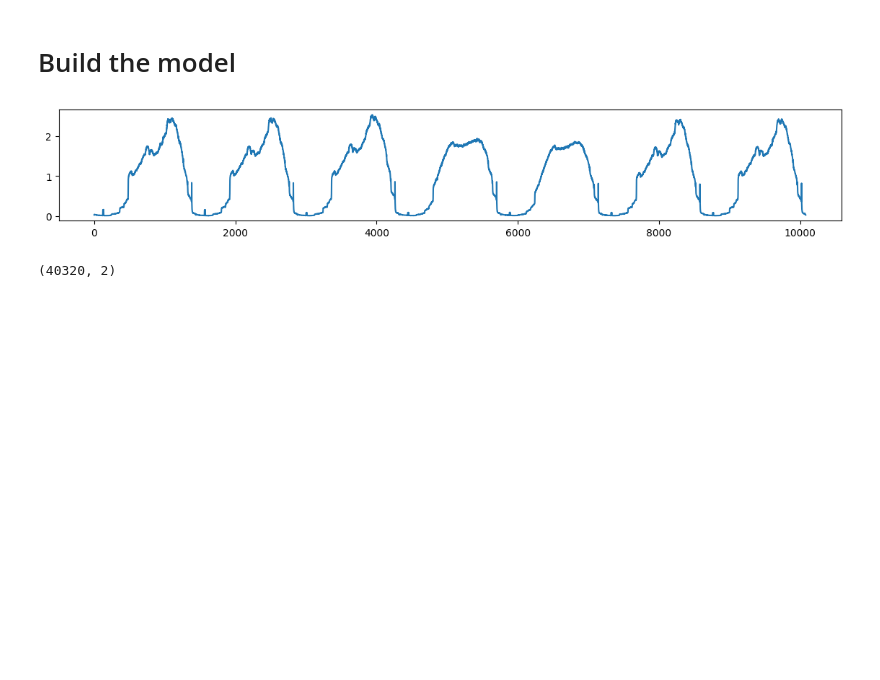
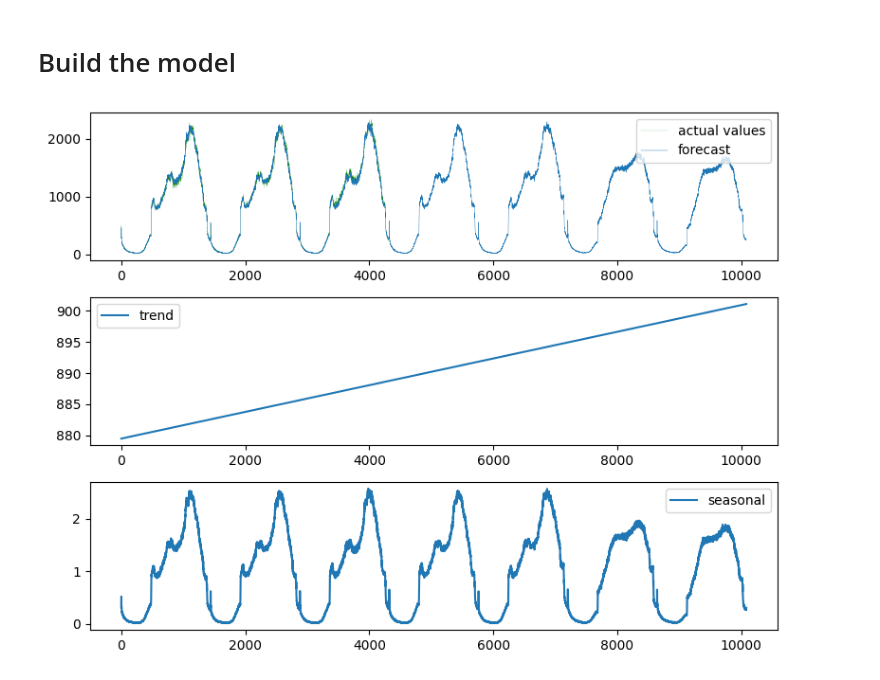
Before and after one commit to JosephFrancisTribbiani/ds, a Jupyter notebook: Tasks/ts_foracasting_model/ts_model.ipynb, the cells around one changed output. Cells and saved outputs as stored; diff of their text form; code cells hidden in the pictures; blank space fills up the shorter version.

```diff
--- a/Tasks/ts_foracasting_model/ts_model.ipynb
+++ b/Tasks/ts_foracasting_model/ts_model.ipynb
@@ -177,20 +219,24 @@ class TSForecast:
 # %%
-train_data = data[(data["datetime"] < "2023-04-12") & (data["datetime"] >= "2023-03-15")]
-roles = {"value": "317694"}
+pred_from = pd.Timestamp("2023-04-10 00:00:00")
+pred_to = pred_from + pd.Timedelta(days=7, minutes=-1)
+
+train_data = data[(data["datetime"] < pred_from)]
+test_data = data[(data["datetime"] >= pred_from) & (data["datetime"] <= pred_to)]
+roles = {"value": METRIC_ID}
 
 # выполняем предобработку данных
 pr = Preprocessing(roles=roles)
 train_data = pr(train_data)
 
 # построение прогноза
-model = TSForecast(roles=roles, seasonal_type="weekly", agg_f="median", model_type="multiplicative")
-model.fit_predict(data=train_data)
+model = TSForecast(roles=roles, seasonal_type="weekly", agg_f="median", model_type="multiplicative", trend="linear")
+forecast, trend, seasonal = model.fit_predict(data=train_data, horizon=7)
-# %%
-fig, ax = plt.subplots(figsize=(14, 2))
-ax.plot(model.seasonal);
-# %% [output]
-[figure, removed]
-# %%
-train_data.shape
-# %% [output]
-(40320, 2)
+# %%
+fig, (ax_forecast, ax_trend, ax_seasonal) = plt.subplots(nrows=3, ncols=1, figsize=(8, 2*3))
+sns.lineplot(data=test_data[METRIC_ID].values, ax=ax_forecast, label="actual values", c="green", lw=0.1)
+sns.lineplot(data=forecast, ax=ax_forecast, label="forecast", lw=0.3)
+sns.lineplot(data=trend, ax=ax_trend, label="trend")
+sns.lineplot(data=seasonal, ax=ax_seasonal, label="seasonal")
+fig.tight_layout();
+# %% [output]
+[figure, added]
```
Also changed, not shown: parts of 4 cells of this notebook.
